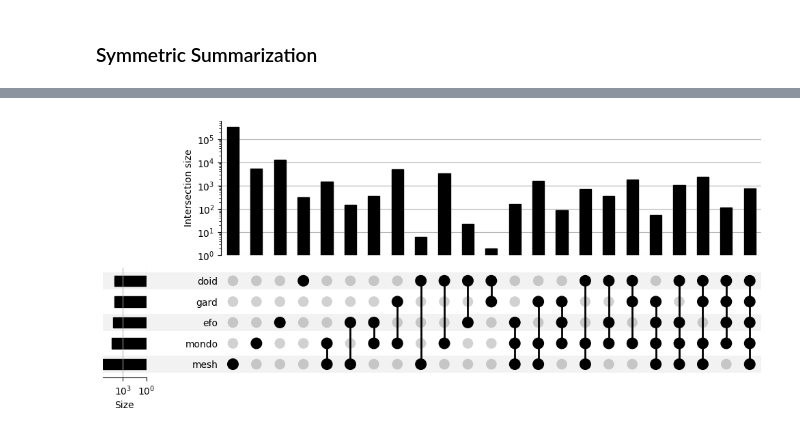
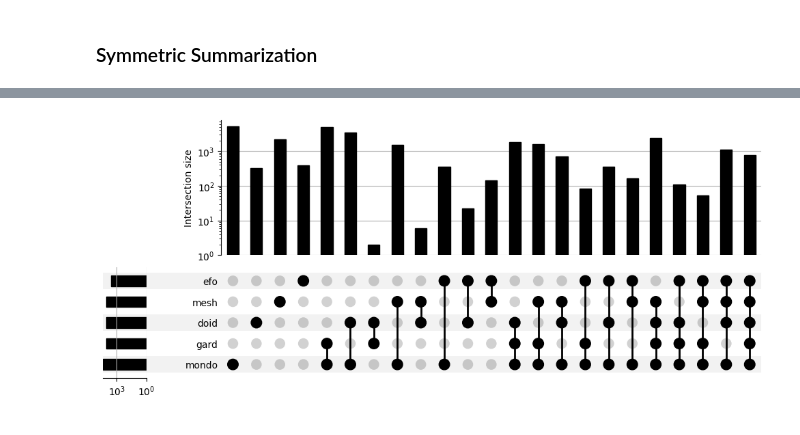
Before and after one commit to biopragmatics/semra, a Jupyter notebook: scripts/Disease Landscape Comparison.ipynb, the cells around one changed output, grey strips where cells are left out. Cells and saved outputs as stored; diff of their text form; code cells hidden in the pictures.

Commit message:
Add histogram

```diff
--- a/scripts/Disease Landscape Comparison.ipynb
+++ b/scripts/Disease Landscape Comparison.ipynb
@@ -23,4 +25,22 @@ from semra.io import from_pickle, from_sssom
 # %% [markdown]
 ## Summarize the Resources
 # %%
-terms = {prefix: pyobo.get_id_name_mapping(prefix) for prefix in tqdm(CONFIGURATION.priority)}
+# some resources are generic, so we want to cut to a relevant subset
+subsets = {
+    "mesh": [*get_mesh_category_curies("C"), *get_mesh_category_curies("F")],
+    "efo": ["efo:0000408"],
+}
+
+terms = {}
+for prefix in CONFIGURATION.priority:
+    id_name_mapping = pyobo.get_id_name_mapping(prefix)
+    print(prefix, len(id_name_mapping))
+    subset = {
+        descendant
+        for parent_curie in subsets.get(prefix, [])
+        for descendant in pyobo.get_descendants(parent_curie) or []
+    }
+    if subset:
+        terms[prefix] = {k:v for k,v in id_name_mapping.items() if f"{prefix}:{k}" in subset}
+    else:
+        terms[prefix] = id_name_mapping
@@ -285,30 +293,31 @@ Counter({frozenset({'mesh'}): 345335,
 # %%
 import upsetplot
 
 a, b = zip(*counter.most_common())
 example = upsetplot.from_memberships(a, b)
 
 """Here's what the output from upsetplot.plot looks like:
 
 {'matrix': <Axes: >,
  'shading': <Axes: >,
  'totals': <Axes: >,
  'intersections': <Axes: ylabel='Intersection size'>}
 """
 plot_result = upsetplot.plot(
     example,
     #show_counts=True,
 )
 plot_result['intersections'].set_yscale("log")
 plot_result['intersections'].set_ylim(
     [1, plot_result['intersections'].get_ylim()[1]]
 )
-plot_result["totals"].set_xlabel("Size")
+#plot_result["totals"].set_xlabel("Size")
 mm, _ = plot_result["totals"].get_xlim()
 plot_result["totals"].set_xlim([mm, 1])
 plot_result["totals"].set_xscale('log') # gets domain error
 
 plt.tight_layout()
+plt.savefig("disease_upset.svg")
 plt.show()
 # %% [output]
-[figure, old version]
+[figure, new version]
```
Also changed, not shown: parts of 10 cells of this notebook, 3 other files.
